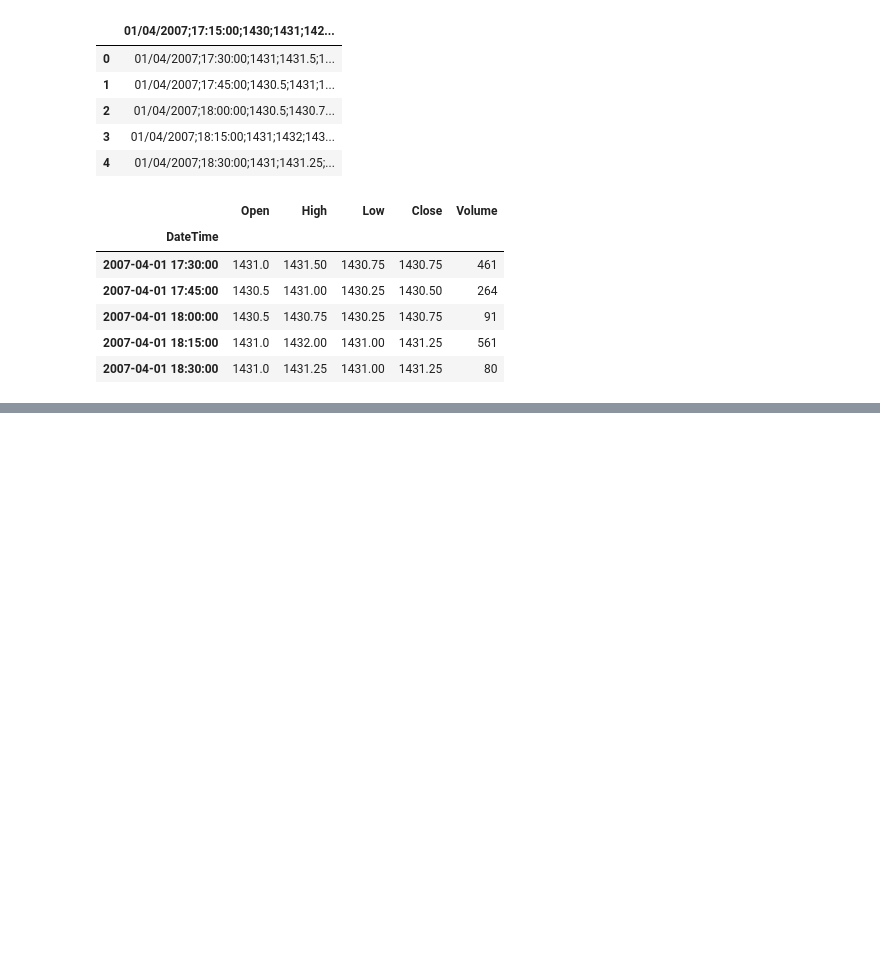
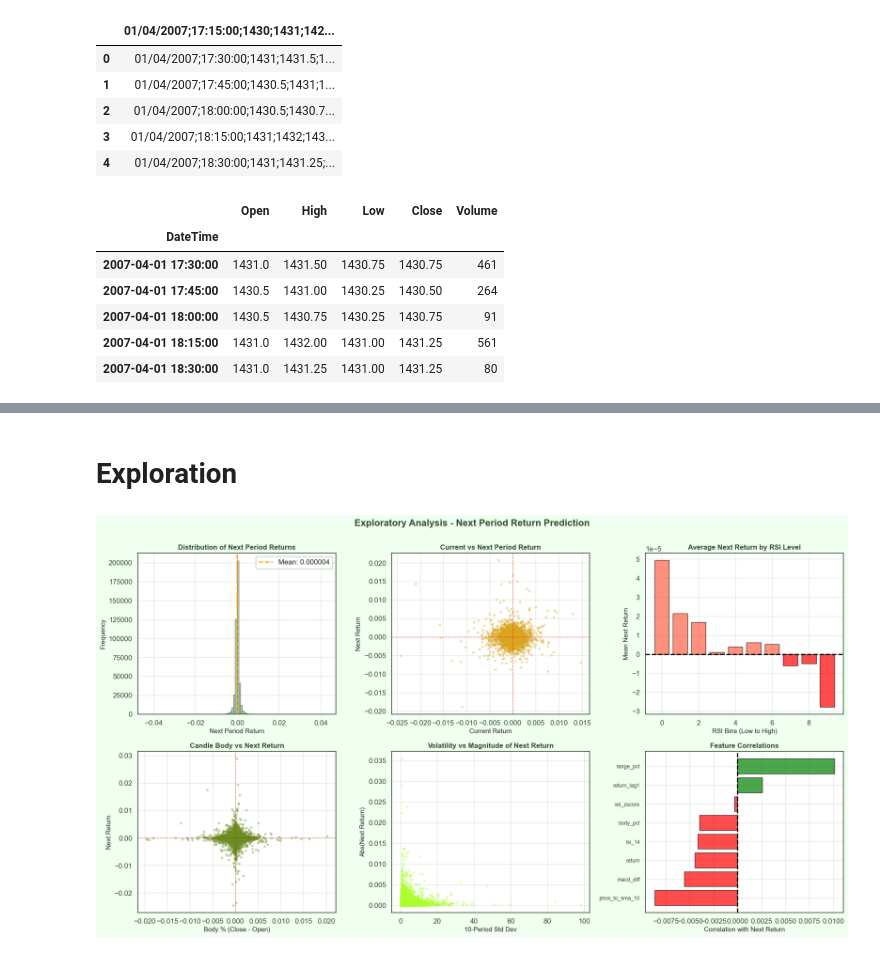
Before and after one commit to Thpow/sp500-return-15m-regression, a Jupyter notebook: project.ipynb, the cells around one changed output, grey strips where cells are left out. Saved outputs shown, nothing was run; the diff lists cells and outputs as text; code cells hidden in the pictures; blank space fills up the shorter version.

Commit message:
change project to return in period

```diff
--- a/project.ipynb
+++ b/project.ipynb
@@ -76,0 +160,80 @@ spx_df.head()
+# %% [markdown]
+# Exploration
+# %%
+# Exploration: Return Prediction Analysis
+
+fig, axes = plt.subplots(2, 3, figsize=(18, 10))
+
+# 1. Target distribution
+axes[0, 0].hist(spx_df['next_return'], bins=100, color=AI_COLORS['primary'],
+               alpha=0.7, edgecolor='black', linewidth=0.5)
+axes[0, 0].axvline(0, color='red', linestyle='--', linewidth=2)
+axes[0, 0].axvline(spx_df['next_return'].mean(), color='orange', linestyle='--', linewidth=2,
+                  label=f"Mean: {spx_df['next_return'].mean():.6f}")
+axes[0, 0].set_xlabel('Next Period Return', fontsize=11)
+axes[0, 0].set_ylabel('Frequency', fontsize=11)
+axes[0, 0].set_title('Distribution of Next Period Returns', fontsize=12, fontweight='bold')
+axes[0, 0].legend()
+axes[0, 0].grid(alpha=0.3)
+
+# 2. Current return vs next return
+sample = spx_df[['return', 'next_return']].sample(min(10000, len(spx_df)))
+axes[0, 1].scatter(sample['return'], sample['next_return'], alpha=0.3, s=10, color=AI_COLORS['gold'])
+axes[0, 1].axhline(0, color='red', linestyle='--', linewidth=1, alpha=0.5)
+axes[0, 1].axvline(0, color='red', linestyle='--', linewidth=1, alpha=0.5)
+axes[0, 1].set_xlabel('Current Return', fontsize=11)
+axes[0, 1].set_ylabel('Next Return', fontsize=11)
+axes[0, 1].set_title('Current vs Next Period Return', fontsize=12, fontweight='bold')
+axes[0, 1].grid(alpha=0.3)
+
+# 3. RSI vs next return
+rsi_bins = pd.cut(spx_df['rsi_14'], bins=10)
+returns_by_rsi = spx_df.groupby(rsi_bins)['next_return'].mean()
+axes[0, 2].bar(range(len(returns_by_rsi)), returns_by_rsi.values,
+              color=[AI_COLORS['crypto'] if x > 0 else 'red' for x in returns_by_rsi.values],
+              alpha=0.7, edgecolor='black')
+axes[0, 2].axhline(0, color='black', linestyle='--', linewidth=2)
+axes[0, 2].set_xlabel('RSI Bins (Low to High)', fontsize=11)
+axes[0, 2].set_ylabel('Mean Next Return', fontsize=11)
+axes[0, 2].set_title('Average Next Return by RSI Level', fontsize=12, fontweight='bold')
+axes[0, 2].grid(axis='y', alpha=0.3)
+
+# 4. Body vs next return
+axes[1, 0].scatter(spx_df['body_pct'].sample(min(10000, len(spx_df))),
+                  spx_df['next_return'].sample(min(10000, len(spx_df))),
+                  alpha=0.3, s=10, color=AI_COLORS['accent'])
+axes[1, 0].axhline(0, color='red', linestyle='--', linewidth=1, alpha=0.5)
+axes[1, 0].axvline(0, color='red', linestyle='--', linewidth=1, alpha=0.5)
+axes[1, 0].set_xlabel('Body % (Close - Open)', fontsize=11)
+axes[1, 0].set_ylabel('Next Return', fontsize=11)
+axes[1, 0].set_title('Candle Body vs Next Return', fontsize=12, fontweight='bold')
+axes[1, 0].grid(alpha=0.3)
+
+# 5. Volatility vs abs(next return)
+axes[1, 1].scatter(spx_df['std_10'].sample(min(10000, len(spx_df))),
+                  abs(spx_df['next_return']).sample(min(10000, len(spx_df))),
+                  alpha=0.3, s=10, color=AI_COLORS['highlight'])
+axes[1, 1].set_xlabel('10-Period Std Dev', fontsize=11)
+axes[1, 1].set_ylabel('Abs(Next Return)', fontsize=11)
+axes[1, 1].set_title('Volatility vs Magnitude of Next Return', fontsize=12, fontweight='bold')
+axes[1, 1].grid(alpha=0.3)
+
+# 6. Feature correlation with target
+feature_cols = ['return', 'return_lag1', 'rsi_14', 'macd_diff', 'vol_zscore',
+                'body_pct', 'range_pct', 'price_to_sma_10']
+correlations = spx_df[feature_cols + ['next_return']].corr()['next_return'].drop('next_return').sort_values()
+colors = ['green' if x > 0 else 'red' for x in correlations.values]
+axes[1, 2].barh(range(len(correlations)), correlations.values, color=colors, alpha=0.7, edgecolor='black')
+axes[1, 2].set_yticks(range(len(correlations)))
+axes[1, 2].set_yticklabels(correlations.index, fontsize=9)
+axes[1, 2].axvline(0, color='black', linestyle='--', linewidth=2)
+axes[1, 2].set_xlabel('Correlation with Next Return', fontsize=11)
+axes[1, 2].set_title('Feature Correlations', fontsize=12, fontweight='bold')
+axes[1, 2].grid(axis='x', alpha=0.3)
+
+plt.suptitle('Exploratory Analysis - Next Period Return Prediction',
+            fontsize=16, fontweight='bold', color=AI_COLORS['dark'], y=1.00)
+plt.tight_layout()
+plt.show()
+# %% [output]
+[figure, added]
```
Also changed, not shown: parts of 16 cells of this notebook.
